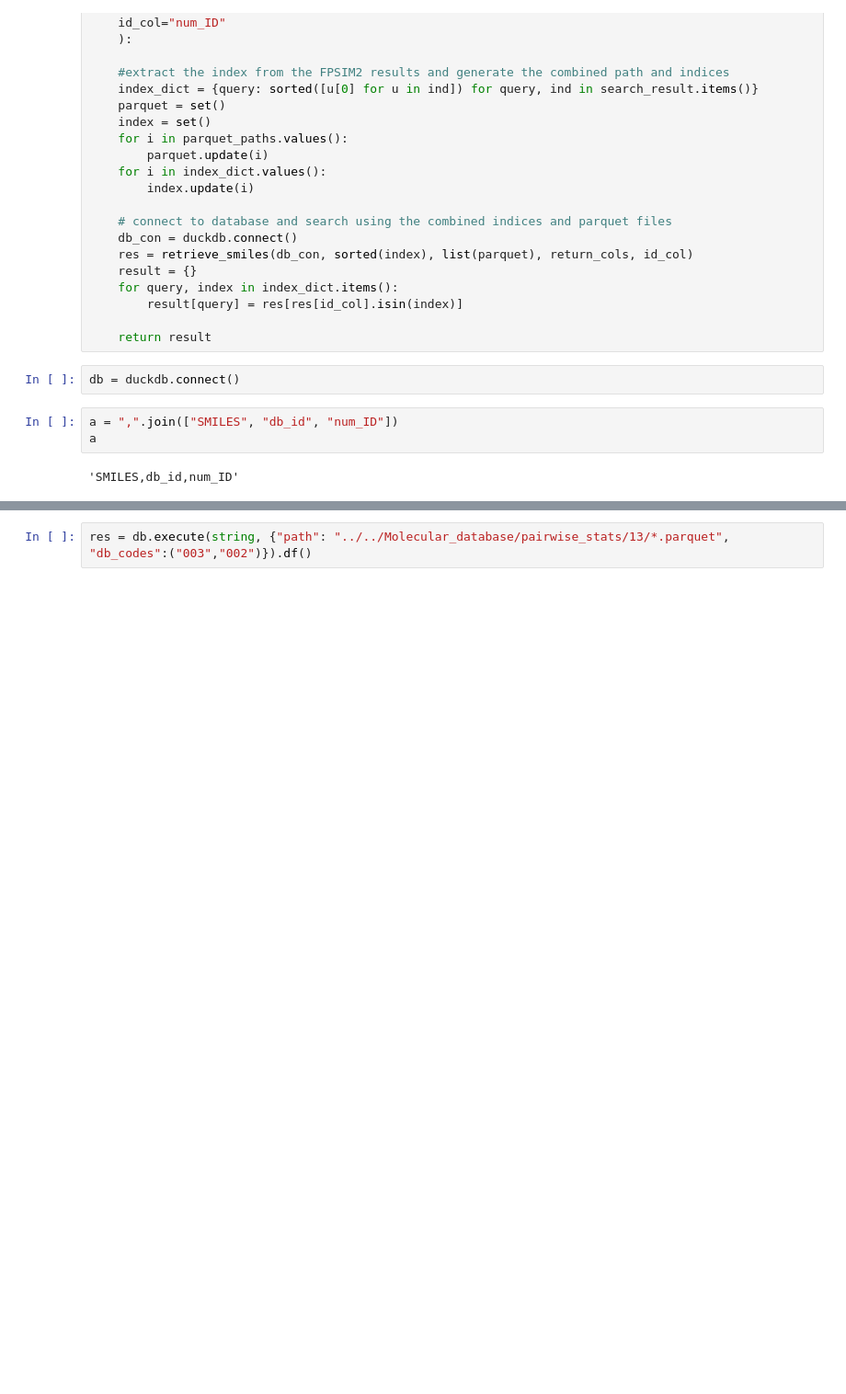
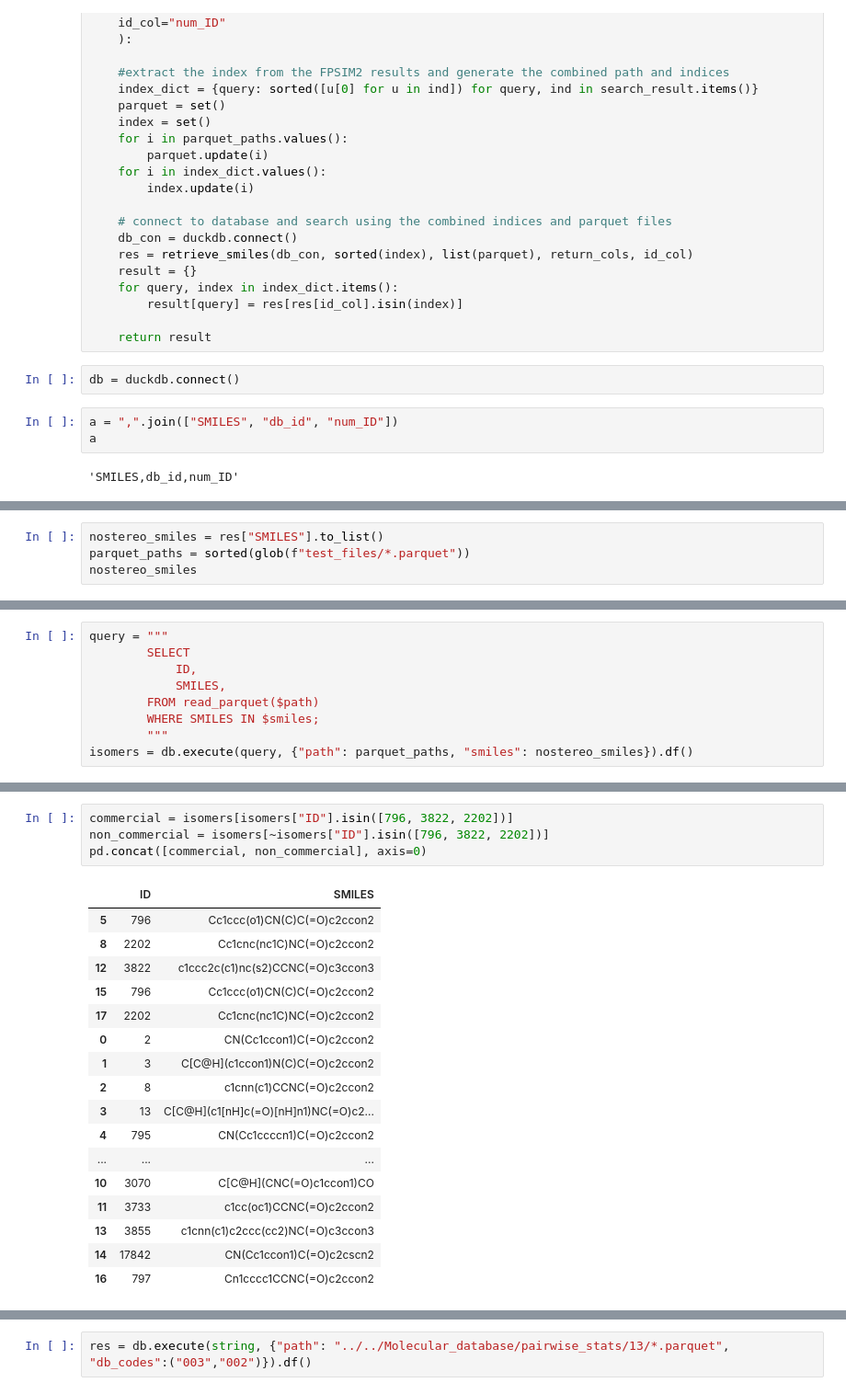
Before and after one commit to zaky02/LibMiner, a Jupyter notebook: clean/cluster_search.ipynb, the cells around one changed output, grey strips where cells are left out. Shown at 92% size. Drawn from its saved outputs; the diff is of its cells as text; blank space fills up the shorter version.

```diff
--- a/clean/cluster_search.ipynb
+++ b/clean/cluster_search.ipynb
@@ -1973,0 +1900,4 @@ pd.concat([res, res], axis=0)
+# %%
+nostereo_smiles = res["SMILES"].to_list()
+parquet_paths = sorted(glob(f"test_files/*.parquet"))
+nostereo_smiles
@@ -1973,0 +1920,9 @@ pd.concat([res, res], axis=0)
+# %%
+query = """
+        SELECT
+            ID,
+            SMILES,
+        FROM read_parquet($path)
+        WHERE SMILES IN $smiles;
+        """
+isomers = db.execute(query, {"path": parquet_paths, "smiles": nostereo_smiles}).df()
@@ -1973,0 +1949,22 @@ pd.concat([res, res], axis=0)
+# %%
+commercial = isomers[isomers["ID"].isin([796, 3822, 2202])]
+non_commercial = isomers[~isomers["ID"].isin([796, 3822, 2202])]
+pd.concat([commercial, non_commercial], axis=0)
+# %% [output]
+|  | ID | SMILES |
+| 5 | 796 | Cc1ccc(o1)CN(C)C(=O)c2ccon2 |
+| 8 | 2202 | Cc1cnc(nc1C)NC(=O)c2ccon2 |
+| 12 | 3822 | c1ccc2c(c1)nc(s2)CCNC(=O)c3ccon3 |
+| 15 | 796 | Cc1ccc(o1)CN(C)C(=O)c2ccon2 |
+| 17 | 2202 | Cc1cnc(nc1C)NC(=O)c2ccon2 |
+| 0 | 2 | CN(Cc1ccon1)C(=O)c2ccon2 |
+| 1 | 3 | C[C@H](c1ccon1)N(C)C(=O)c2ccon2 |
+| 2 | 8 | c1cnn(c1)CCNC(=O)c2ccon2 |
+| 3 | 13 | C[C@H](c1[nH]c(=O)[nH]n1)NC(=O)c2... |
+| 4 | 795 | CN(Cc1ccccn1)C(=O)c2ccon2 |
+| ... | ... | ... |
+| 10 | 3070 | C[C@H](CNC(=O)c1ccon1)CO |
+| 11 | 3733 | c1cc(oc1)CCNC(=O)c2ccon2 |
+| 13 | 3855 | c1cnn(c1)c2ccc(cc2)NC(=O)c3ccon3 |
+| 14 | 17842 | CN(Cc1ccon1)C(=O)c2cscn2 |
+| 16 | 797 | Cn1cccc1CCNC(=O)c2ccon2 |
```
Also changed, not shown: parts of 29 cells of this notebook.
